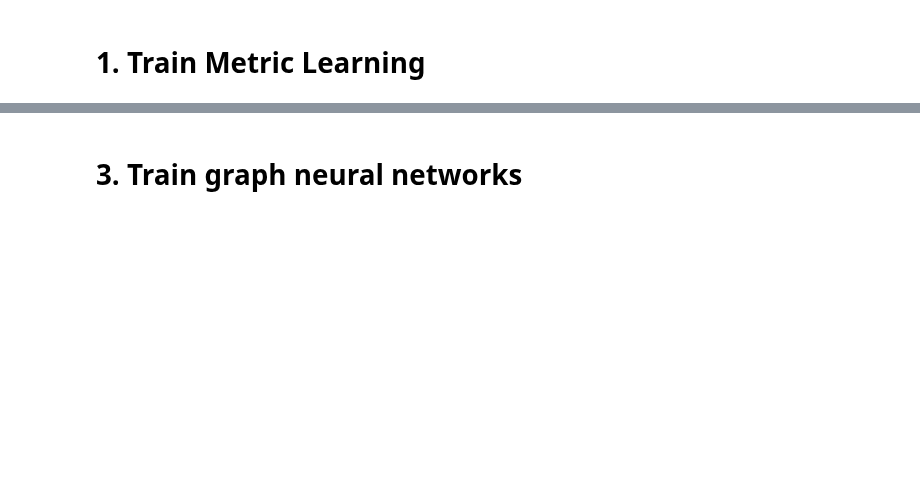
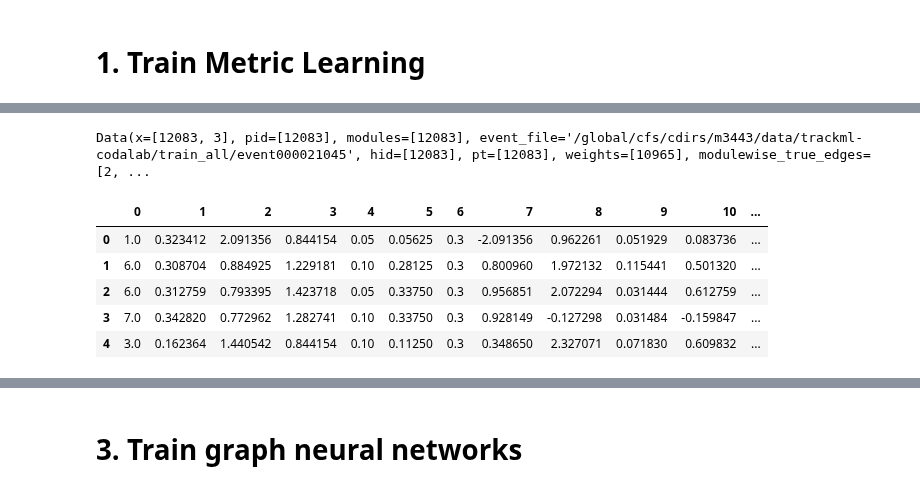
Before and after one commit to HSF-reco-and-software-triggers/Tracking-ML-Exa.TrkX, a Jupyter notebook: Examples/TrackML_Quickstart/run_pipeline.ipynb, the cells around one changed output, grey strips where cells are left out. Cells and saved outputs as stored; diff of their text form; code cells hidden in the pictures; blank space fills up the shorter version.

Commit message:
more stuff under metric learning

```diff
--- a/Examples/TrackML_Quickstart/run_pipeline.ipynb
+++ b/Examples/TrackML_Quickstart/run_pipeline.ipynb
@@ -19,8 +38,8 @@ CONFIG = 'pipeline_config.yaml'
 The configurations for the entire pipeline are defined under pipeline_config.yml.
 # %%
 with open(CONFIG, 'r') as f:
-    config = yaml.load(f, Loader=yaml.FullLoader)
-print(yaml.dump(config))
+    configs = yaml.load(f, Loader=yaml.FullLoader)
+print(yaml.dump(configs))
 # %% [output]
 common_configs:
   artifact_directory: artifacts
@@ -109,0 +135,21 @@ Training finished, running inference to build graphs...
+# %%
+from Pipelines.TrackML_Example.LightningModules.Embedding.Models.layerless_embedding import LayerlessEmbedding
+
+metric_learning_configs = configs['metric_learning_configs']
+
+model = LayerlessEmbedding(metric_learning_configs)
+model.setup(stage='fit')
+clear_output()
+
+print(model.trainset[0])
+example_data = model.get_input_data(model.trainset[0])
+example_data_df = pd.DataFrame(example_data.numpy())
+example_data_df.head()
+# %% [output]
+Data(x=[12083, 3], pid=[12083], modules=[12083], event_file='/global/cfs/cdirs/m3443/data/trackml-codalab/train_all/event000021045', hid=[12083], pt=[12083], weights=[10965], modulewise_true_edges=[2, ...
+|  | 0 | 1 | 2 | 3 | 4 | 5 | 6 | 7 | 8 | 9 | 10 | ... |
+| 0 | 1.0 | 0.323412 | 2.091356 | 0.844154 | 0.05 | 0.05625 | 0.3 | -2.091356 | 0.962261 | 0.051929 | 0.083736 | ... |
+| 1 | 6.0 | 0.308704 | 0.884925 | 1.229181 | 0.10 | 0.28125 | 0.3 | 0.800960 | 1.972132 | 0.115441 | 0.501320 | ... |
+| 2 | 6.0 | 0.312759 | 0.793395 | 1.423718 | 0.05 | 0.33750 | 0.3 | 0.956851 | 2.072294 | 0.031444 | 0.612759 | ... |
+| 3 | 7.0 | 0.342820 | 0.772962 | 1.282741 | 0.10 | 0.33750 | 0.3 | 0.928149 | -0.127298 | 0.031484 | -0.159847 | ... |
+| 4 | 3.0 | 0.162364 | 1.440542 | 0.844154 | 0.10 | 0.11250 | 0.3 | 0.348650 | 2.327071 | 0.071830 | 0.609832 | ... |
```
Also changed, not shown: parts of 24 cells of this notebook, 6 other files.
